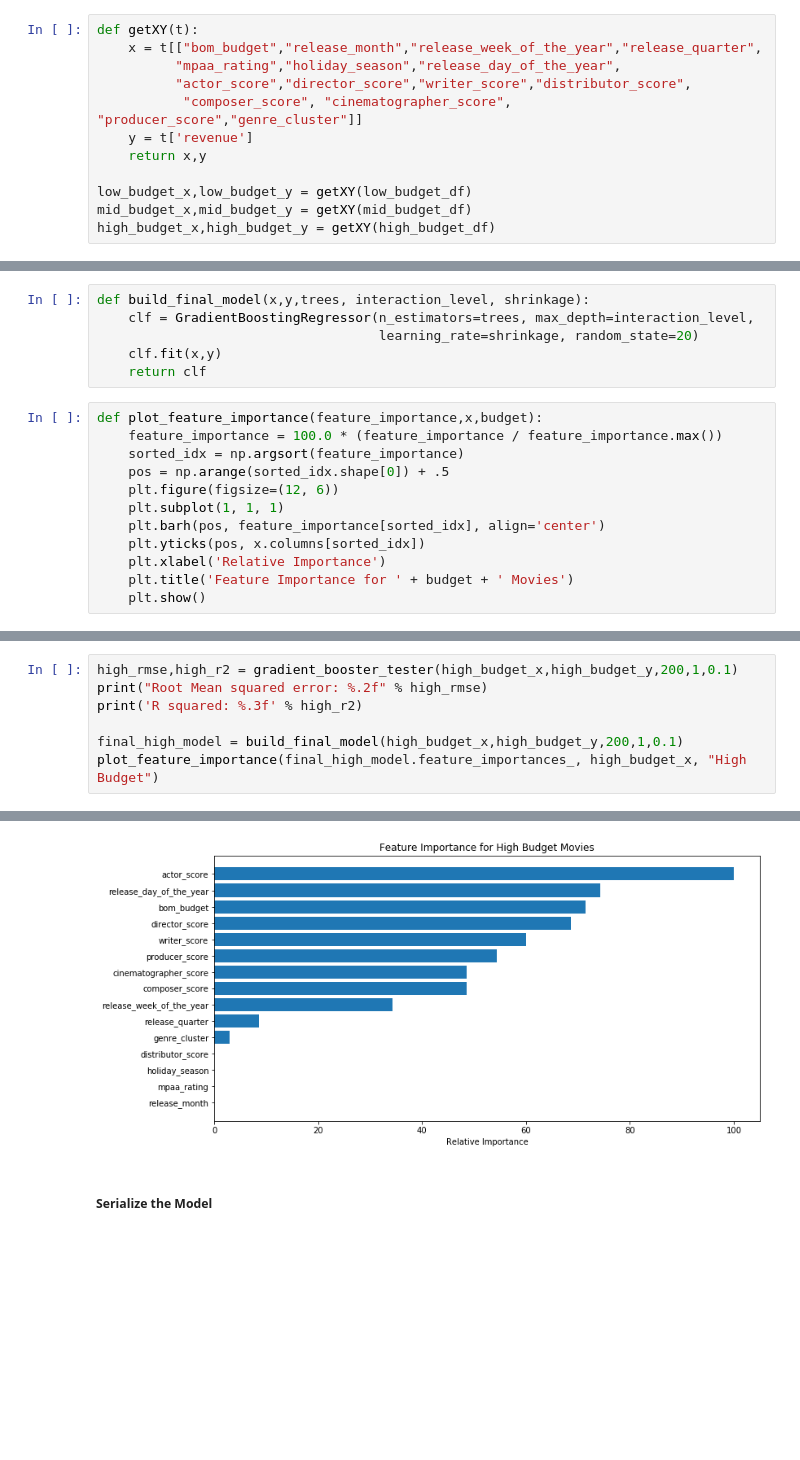
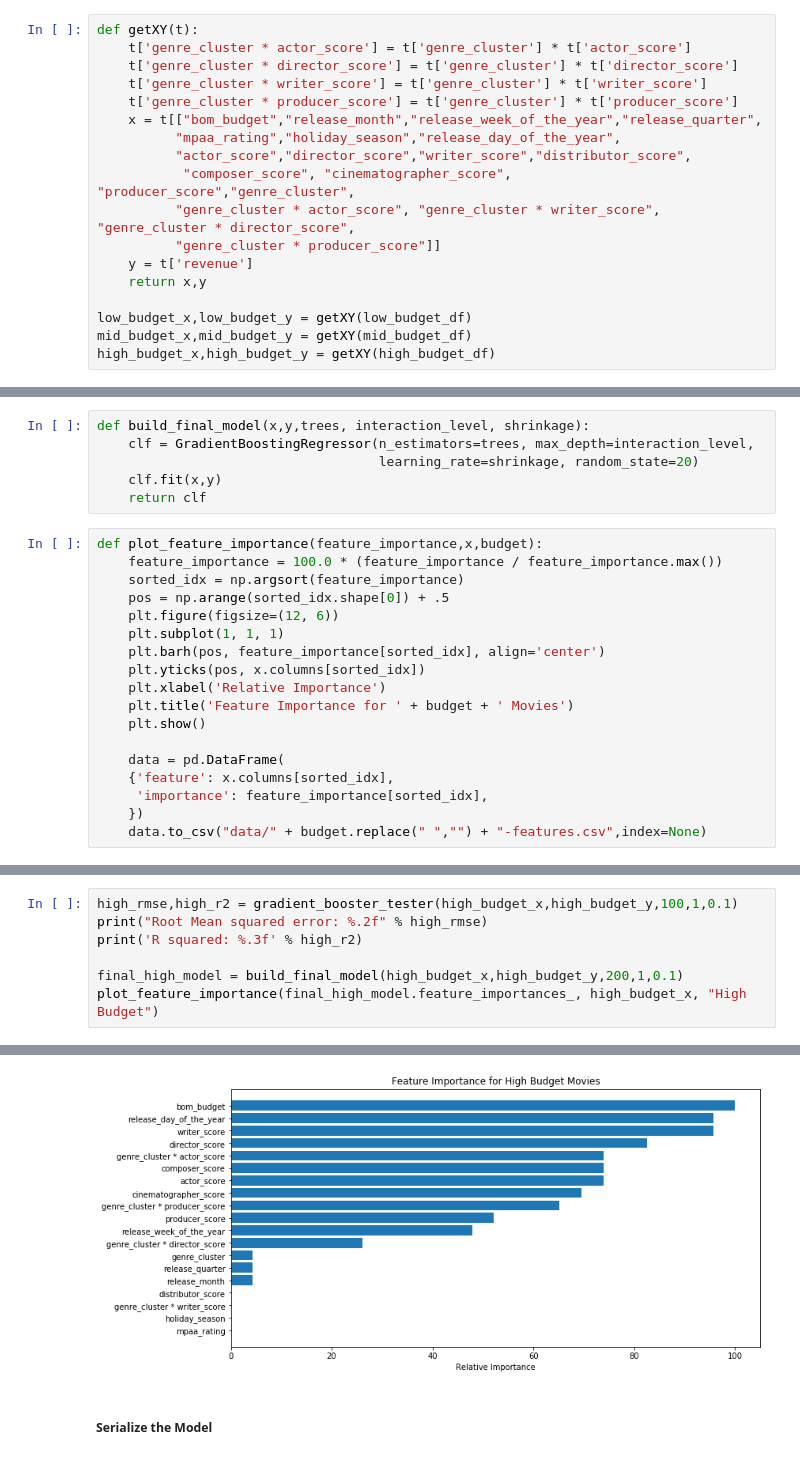
Before and after one commit to nelson-ds/MovieProphet, a Jupyter notebook: model/Modeling_py2.ipynb, the cells around one changed output, grey strips where cells are left out. Saved outputs shown, nothing was run; the diff lists cells and outputs as text; blank space fills up the shorter version.

```diff
--- a/model/Modeling_py2.ipynb
+++ b/model/Modeling_py2.ipynb
@@ -35,10 +31,16 @@ mid_budget_df = pickle.load(open('/home/ubuntu/capstone/modeling/notebook/data/m
 high_budget_df = pickle.load(open('/home/ubuntu/capstone/modeling/notebook/data/high_budget.mprophetdata','rb'))
 # %%
 def getXY(t):
+    t['genre_cluster * actor_score'] = t['genre_cluster'] * t['actor_score']
+    t['genre_cluster * director_score'] = t['genre_cluster'] * t['director_score']
+    t['genre_cluster * writer_score'] = t['genre_cluster'] * t['writer_score']
+    t['genre_cluster * producer_score'] = t['genre_cluster'] * t['producer_score']
     x = t[["bom_budget","release_month","release_week_of_the_year","release_quarter",
           "mpaa_rating","holiday_season","release_day_of_the_year",
           "actor_score","director_score","writer_score","distributor_score",
-           "composer_score", "cinematographer_score", "producer_score","genre_cluster"]]
+           "composer_score", "cinematographer_score", "producer_score","genre_cluster",
+          "genre_cluster * actor_score", "genre_cluster * writer_score", "genre_cluster * director_score",
+          "genre_cluster * producer_score"]]
     y = t['revenue']
     return x,y
 
@@ -112,4 +114,10 @@ def plot_feature_importance(feature_importance,x,budget):
     plt.xlabel('Relative Importance')
     plt.title('Feature Importance for ' + budget + ' Movies')
     plt.show()
+
+    data = pd.DataFrame(
+    {'feature': x.columns[sorted_idx],
+     'importance': feature_importance[sorted_idx],
+    })
+    data.to_csv("data/" + budget.replace(" ","") + "-features.csv",index=None)
 # %%
@@ -137,5 +145,5 @@ R squared: 0.411
 # %%
-high_rmse,high_r2 = gradient_booster_tester(high_budget_x,high_budget_y,200,1,0.1)
+high_rmse,high_r2 = gradient_booster_tester(high_budget_x,high_budget_y,100,1,0.1)
 print("Root Mean squared error: %.2f" % high_rmse)
 print('R squared: %.3f' % high_r2)
 
@@ -147,4 +155,4 @@ R squared: 0.404
-[figure, old version]
+[figure, new version]
 # %% [markdown]
 ##### Serialize the Model
 # %%
```
Also changed, not shown: parts of 4 cells of this notebook, 1 other file.
